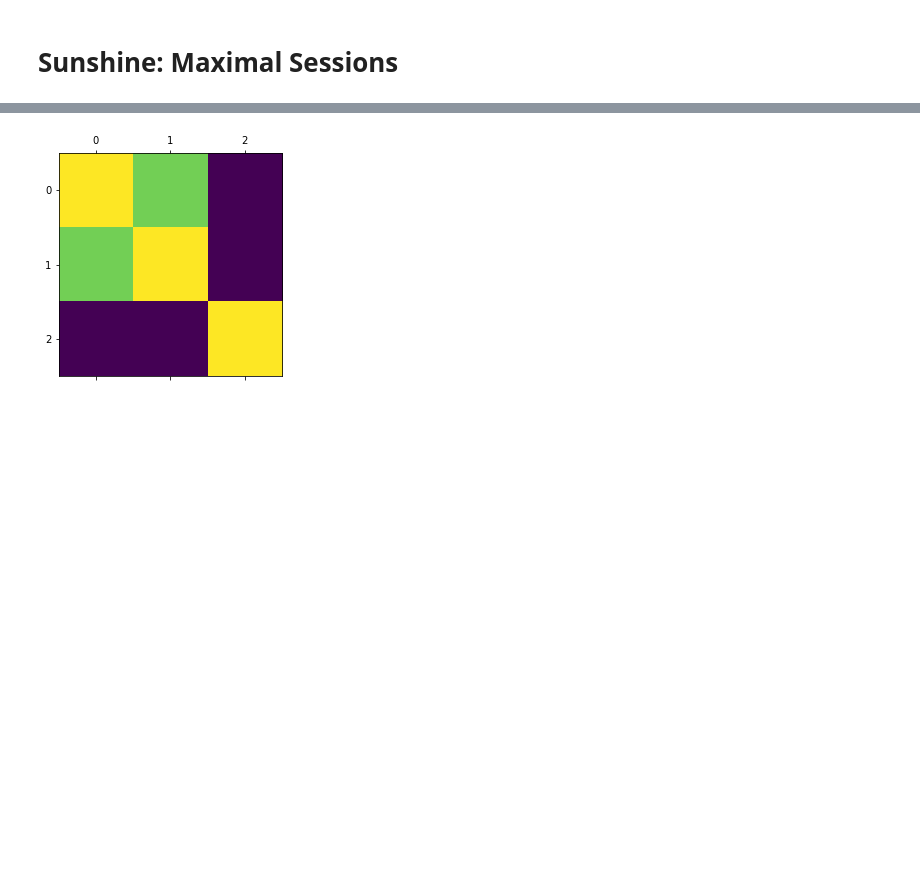
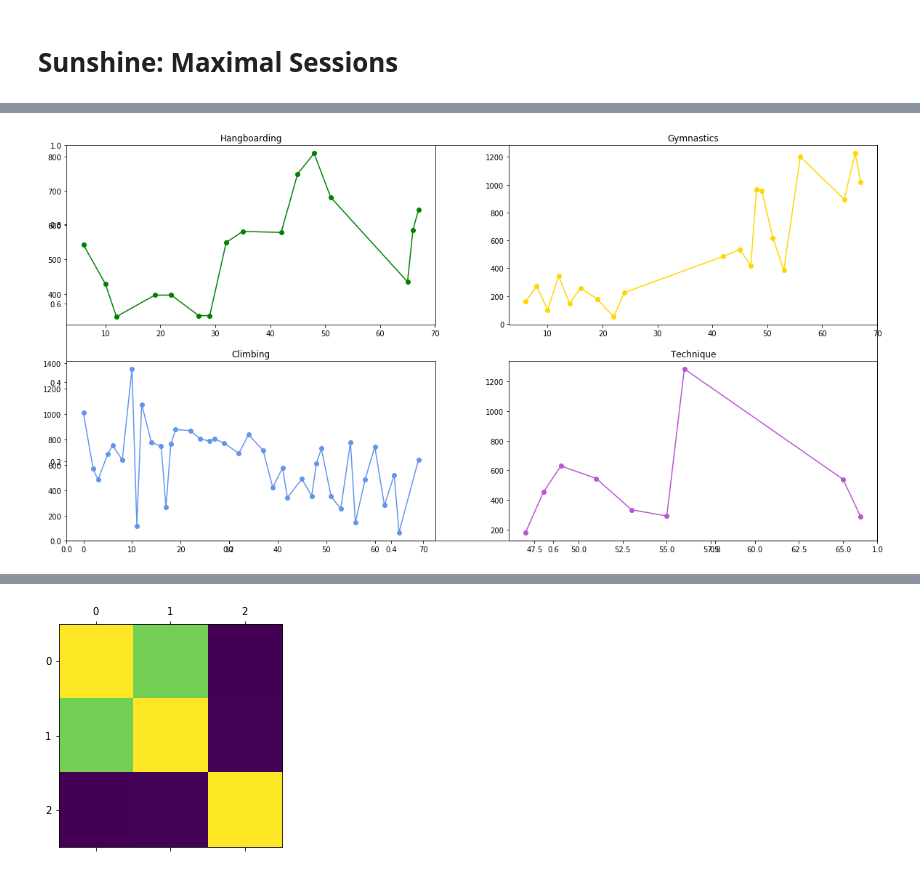
Before and after one commit to gardiac2002/monkies, a Jupyter notebook: Sessions Analysis.ipynb, the cells around one changed output, grey strips where cells are left out. Cells and saved outputs as stored; diff of their text form; code cells hidden in the pictures; blank space fills up the shorter version.

```diff
--- a/Sessions Analysis.ipynb
+++ b/Sessions Analysis.ipynb
@@ -249,6 +249,42 @@ def plot_stacked_scores(athlete):
 
     plt.legend(loc=2)
     plt.show()
+
+def plot_scores(athlete):
+    """
+    Plot the following scores:
+
+    - Hangboard
+    - Climbing
+    - Gymnastics
+    - Technical Scores
+
+    """
+    fig, axes = plt.subplots()
+    ax1 = fig.add_subplot(221)
+    ax2 = fig.add_subplot(222)
+    ax3 = fig.add_subplot(223)
+    ax4 = fig.add_subplot(224)
+
+    ax1.set_title('Hangboarding')
+    ax2.set_title('Gymnastics')
+    ax3.set_title('Climbing')
+    ax4.set_title('Technique')
+
+    athlete_hang_scores = athlete[athlete.hang > 0]
+    athelete_gym_scores = athlete[athlete.gym_scores > 0]
+    athlete_climbing_scores = athlete[athlete.climbing_scores > 0]
+    athlete_tech_scores = athlete[athlete.tech_scores > 0]
+
+    # plt.figure(figsize=(20,10))
+    # plt.plot(athlete_hang_scores.hang_scores, marker='o', color='green')
+
+    athlete_hang_scores.hang_scores.plot(ax=ax1, figsize=(20, 10), marker='o', color='green')
+    athelete_gym_scores.gym_scores.plot(ax=ax2, figsize=(20, 10), marker='o', color='gold')
+    athlete_climbing_scores.climbing_scores.plot(ax=ax3, figsize=(20, 10), marker='o', color='cornflowerblue')
+    athlete_tech_scores.tech_scores.plot(ax=ax4, figsize=(20, 10), marker='o', color='mediumorchid')
+
+    plt.show()
 # %%
 plot_stacked_scores(doripa)
 # %% [output]
@@ -260,3 +296,7 @@ See the caveats in the documentation: http://pandas.pydata.org/pandas-docs/stabl
+# %%
+plot_scores(doripa)
+# %% [output]
+[figure, added]
 # %%
 scores = [
     doripa[doripa.scores > 0].scores,
```
Also changed, not shown: parts of 15 cells of this notebook, 2 other files.
